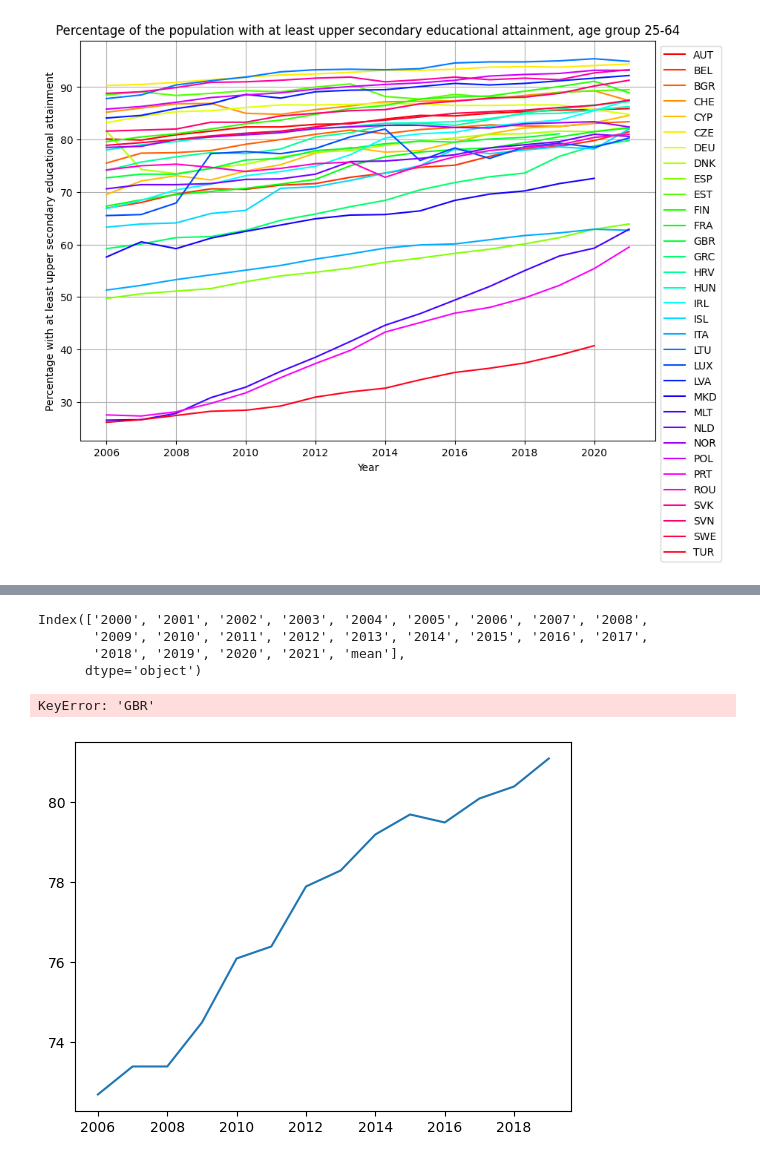
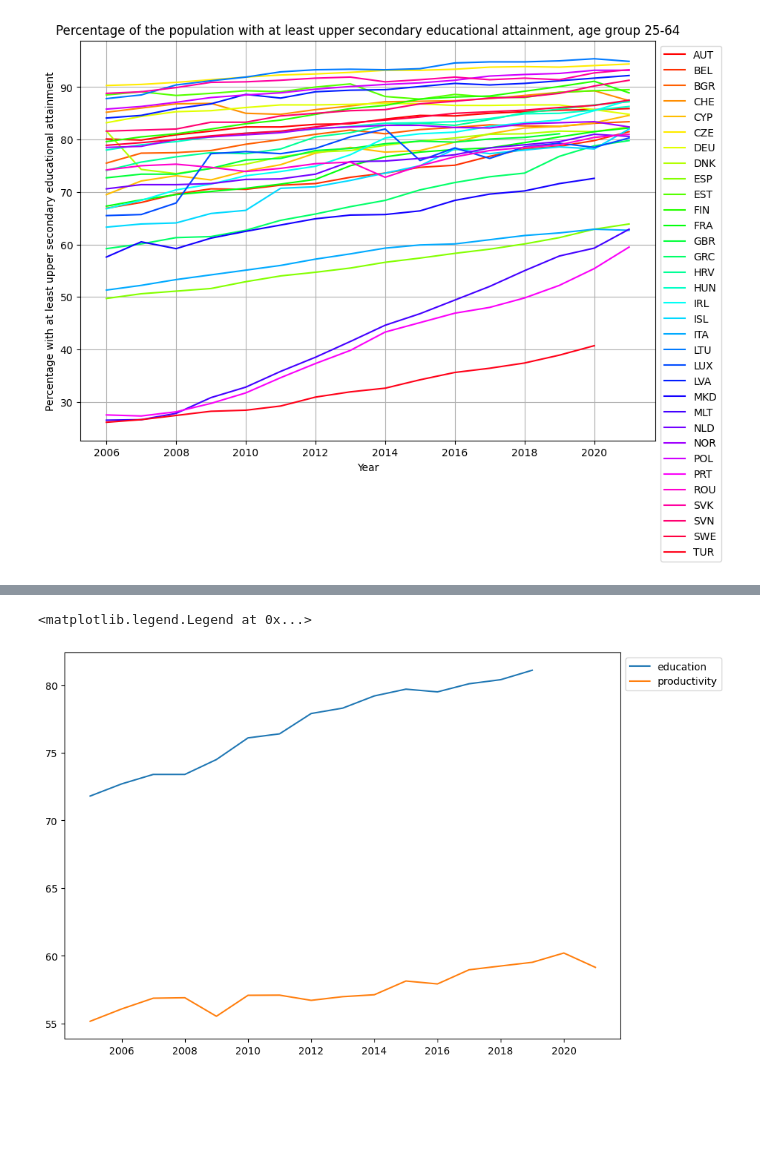
Before and after one commit to JoanneLin168/ADS-European-Productivity, a Jupyter notebook: Notebooks/Education.ipynb, the cells around one changed output, grey strips where cells are left out. Saved outputs shown, nothing was run; the diff lists cells and outputs as text; code cells hidden in the pictures; blank space fills up the shorter version.

```diff
--- a/Notebooks/Education.ipynb
+++ b/Notebooks/Education.ipynb
@@ -74,7 +74,7 @@ indicesToDrop = education[((education.geo == 'EU27_2020') |
                        (education.geo == "RS") |
                        (education.geo == 'EA20'))].index
 education.drop(indicesToDrop, inplace=True)
-#education.reset_index(inplace=True, drop=True)
+education.reset_index(inplace=True, drop=True)
 print(education["geo"].unique())
 # %% [output]
 ['AT' 'BE' 'BG' 'CH' 'CY' 'CZ' 'DE' 'DK' 'EE' 'EL' 'ES' 'FI' 'FR' 'HR'
@@ -140,7 +140,3 @@ plt.title("Percentage of the population with at least upper secondary educationa
 # %% [output]
 Text(0.5, 1.0, 'Percentage of the population with at least upper secondary educational attainment, age group 25-64')
 [figure]
-# %%
-productivity.drop(columns=["mean"])
-productivity.set_index("LOCATION")
-productivity.head()
@@ -155,17 +143,13 @@ productivity.head()
+# %%
+#drop columns not in education data
+alignedProductivity = productivity.drop(["mean", "2000", "2001","2002","2003","2004"], axis=1)
+alignedProductivity.set_index("LOCATION", inplace=True)
 # %%
-
-
-plt.plot(np.array(education.columns[1:]), education.loc["GBR"][1:], label="education")
-
-print(productivity.columns[1:])
-
-plt.plot(np.array(productivity.columns[1:]), productivity.loc["GBR"][1:], label="productivity")
-
+# Choose the UK and plot them alongside each other
+plt.figure(figsize=(10, 7))
+plt.plot(np.array(education.columns[0:]), education.loc["GBR"][0:], label="education")
+plt.plot(np.array(education.columns[0:]), alignedProductivity.loc['GBR'], label="productivity")
 plt.legend(bbox_to_anchor=(1.0, 1.0), loc='best')
 # %% [output]
-Index(['2000', '2001', '2002', '2003', '2004', '2005', '2006', '2007', '2008',
-       '2009', '2010', '2011', '2012', '2013', '2014', '2015', '2016', '2017',
-       '2018', '2019', '2020', '2021', 'mean'],
-      dtype='object')
+<matplotlib.legend.Legend at 0x...>
-KeyError: 'GBR'
-[figure, old version]
+[figure, new version]
```
Also changed, not shown: parts of 5 cells of this notebook.
